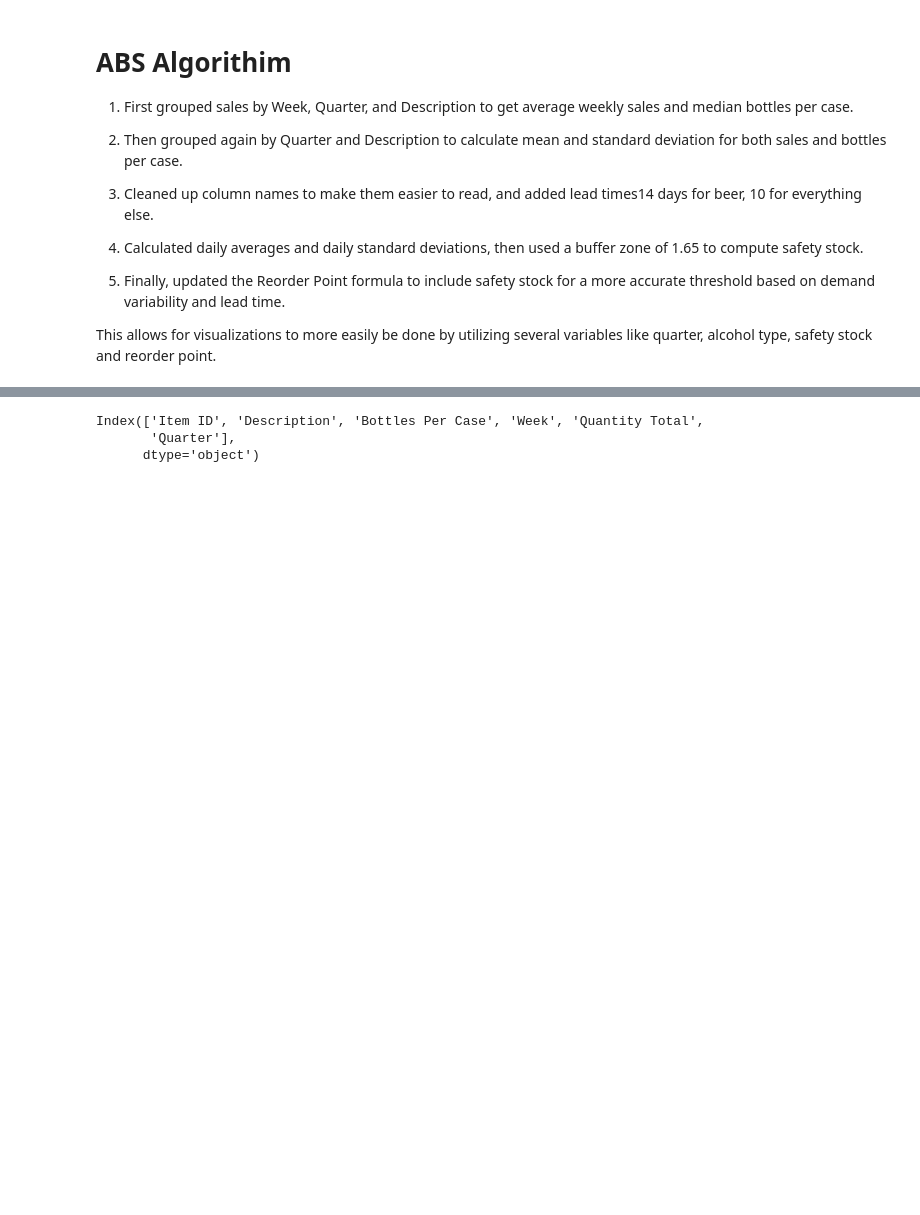
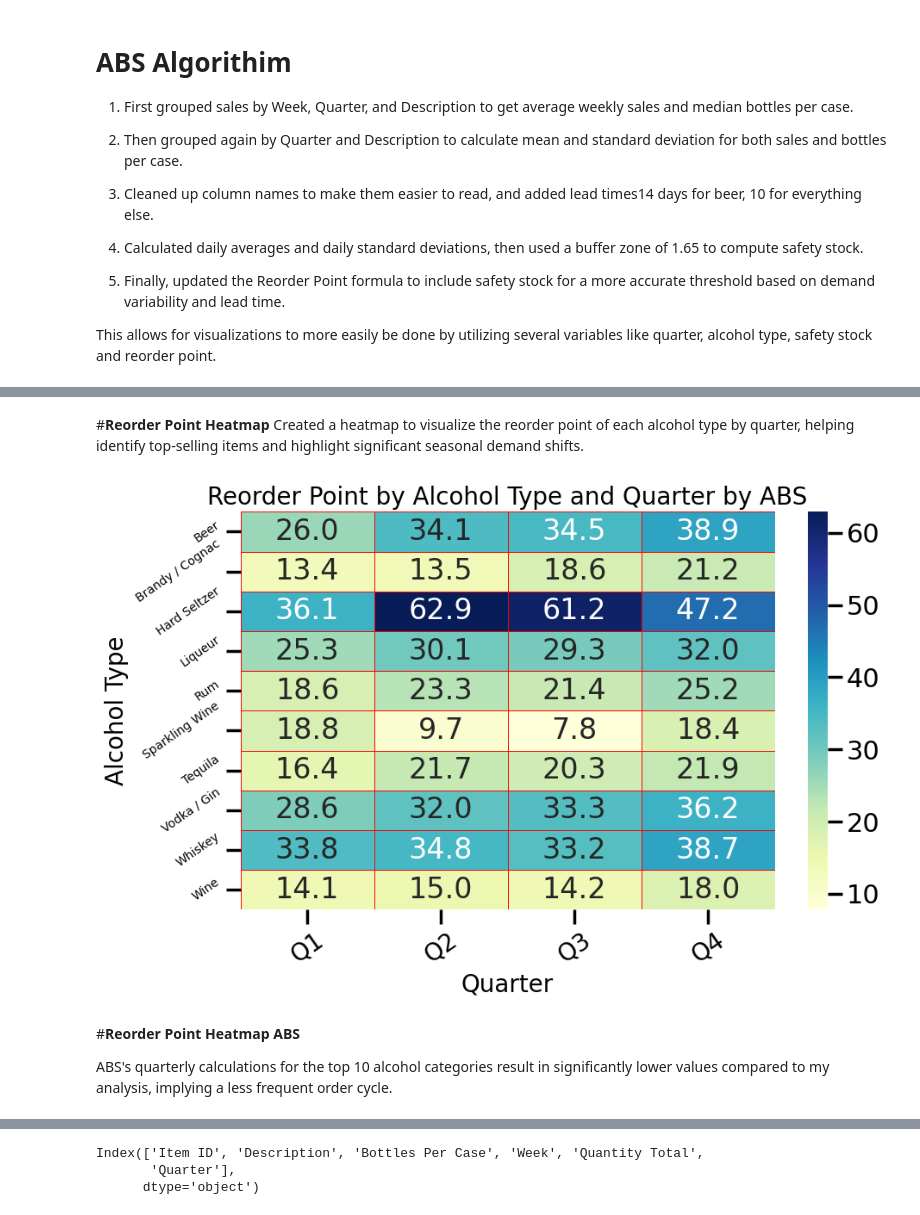
Before and after one commit to alexkardan/ABS-Visualizations, a Jupyter notebook: ABS_High_Volume_Store.ipynb, the cells around one changed output, grey strips where cells are left out. Cells and saved outputs as stored; diff of their text form; code cells hidden in the pictures; blank space fills up the shorter version.

```diff
--- a/ABS_High_Volume_Store.ipynb
+++ b/ABS_High_Volume_Store.ipynb
@@ -398,0 +456,25 @@ This allows for visualizations to more easily be done by utilizing several varia
+# %% [markdown]
+#**Reorder Point Heatmap**
+Created a heatmap to visualize the reorder point of each alcohol type by quarter, helping identify top-selling items and highlight significant seasonal demand shifts.
+# %%
+plt.figure(figsize = (10,6))
+heatmap_data = weekly_stats.pivot_table(
+    index = 'Alcohol Type',
+    columns = 'Quarter',
+    values = 'Reorder Point ABS'
+)
+
+sns.heatmap(heatmap_data, annot = True, cmap = 'YlGnBu', fmt = ".1f", linewidths=.5, linecolor = 'red')
+
+plt.title("Reorder Point by Alcohol Type and Quarter by ABS", fontsize=20)
+plt.xlabel("Quarter", fontsize=20)
+plt.ylabel("Alcohol Type", fontsize=20)
+plt.xticks(rotation=35, fontsize=20)
+plt.yticks(rotation=35, fontsize=10)
+plt.show()
+# %% [output]
+[figure, added]
+# %% [markdown]
+#**Reorder Point Heatmap ABS**
+
+ABS's quarterly calculations for the top 10 alcohol categories result in significantly lower values compared to my analysis, implying a less frequent order cycle.
```
Also changed, not shown: parts of 16 cells of this notebook.
